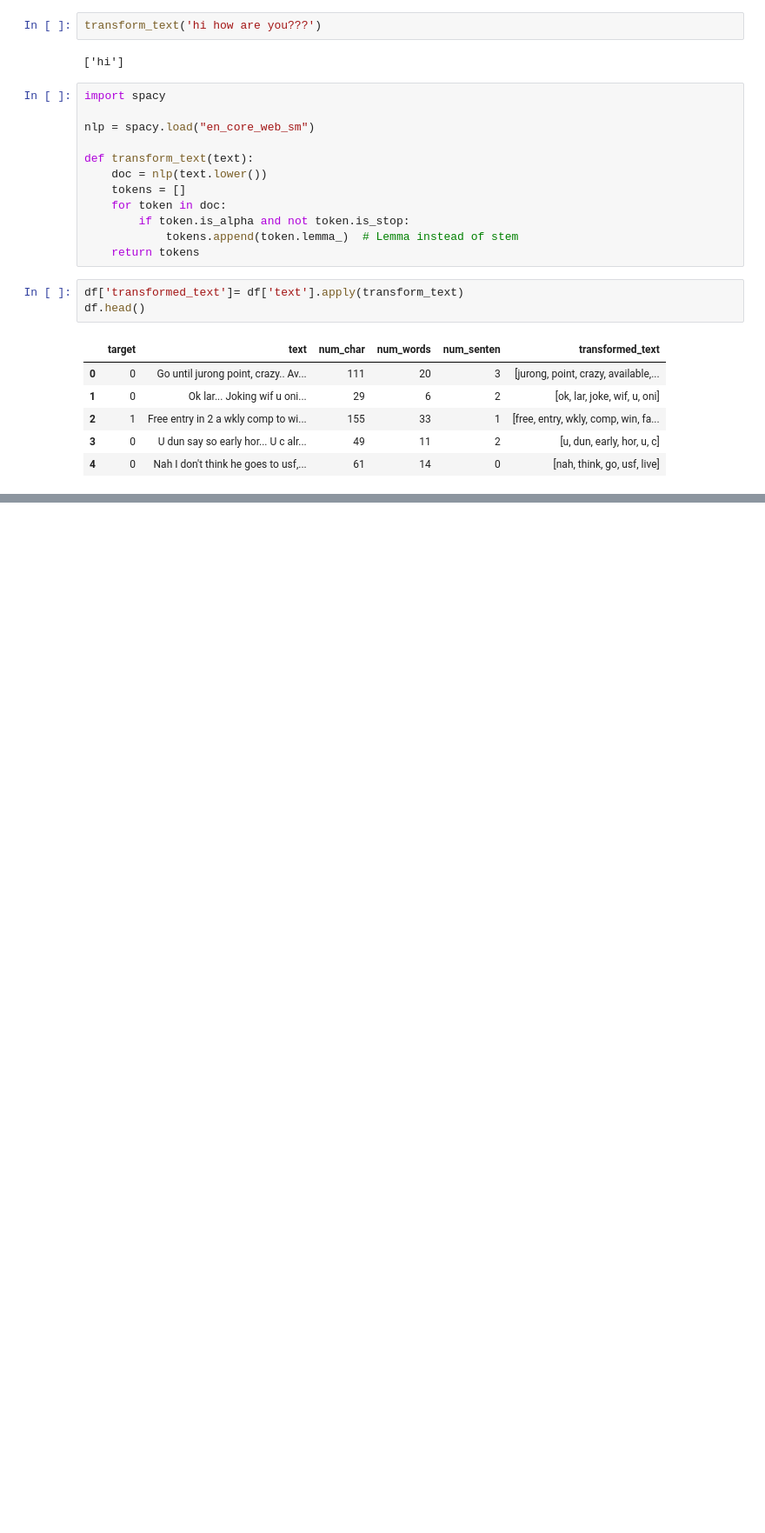
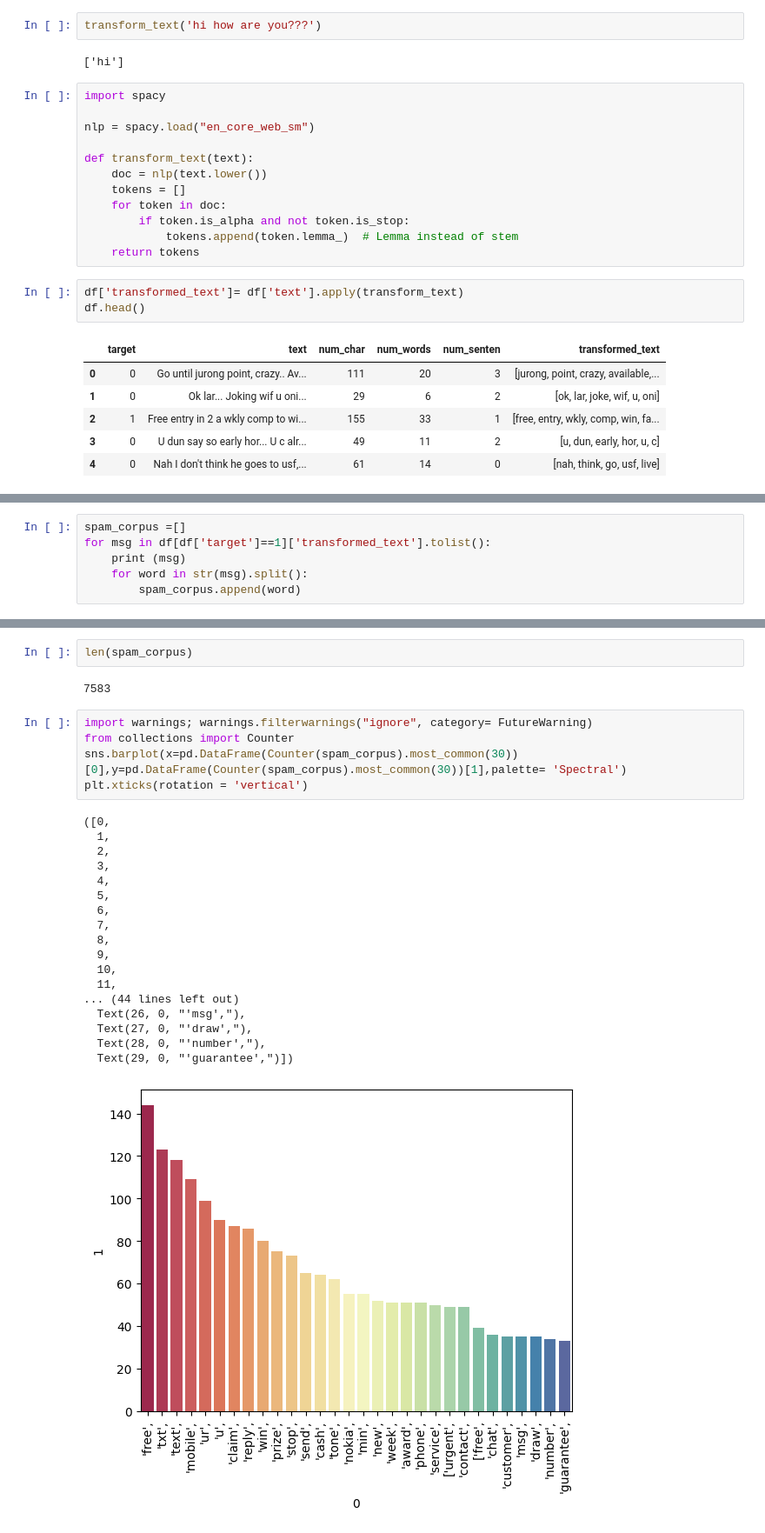
Before and after one commit to Vaibastro/ML_project, a Jupyter notebook: sms_spam-detection.ipynb, the cells around one changed output, grey strips where cells are left out. Shown at 87% size. Cells and saved outputs as stored; diff of their text form; blank space fills up the shorter version.

Commit message:
30 most used words

```diff
--- a/sms_spam-detection.ipynb
+++ b/sms_spam-detection.ipynb
@@ -241,0 +264,6 @@ plt.imshow(ham_wc)
+# %%
+spam_corpus =[]
+for msg in df[df['target']==1]['transformed_text'].tolist():
+    print (msg)
+    for word in str(msg).split():
+        spam_corpus.append(word)
@@ -241,0 +288,28 @@ plt.imshow(ham_wc)
+# %%
+len(spam_corpus)
+# %% [output]
+7583
+# %%
+import warnings; warnings.filterwarnings("ignore", category= FutureWarning)
+from collections import Counter
+sns.barplot(x=pd.DataFrame(Counter(spam_corpus).most_common(30))[0],y=pd.DataFrame(Counter(spam_corpus).most_common(30))[1],palette= 'Spectral')
+plt.xticks(rotation = 'vertical')
+# %% [output]
+([0,
+  1,
+  2,
+  3,
+  4,
+  5,
+  6,
+  7,
+  8,
+  9,
+  10,
+  11,
+... (44 lines left out)
+  Text(26, 0, "'msg',"),
+  Text(27, 0, "'draw',"),
+  Text(28, 0, "'number',"),
+  Text(29, 0, "'guarantee',")])
+[figure, added]
```
Also changed, not shown: parts of 10 cells of this notebook.
